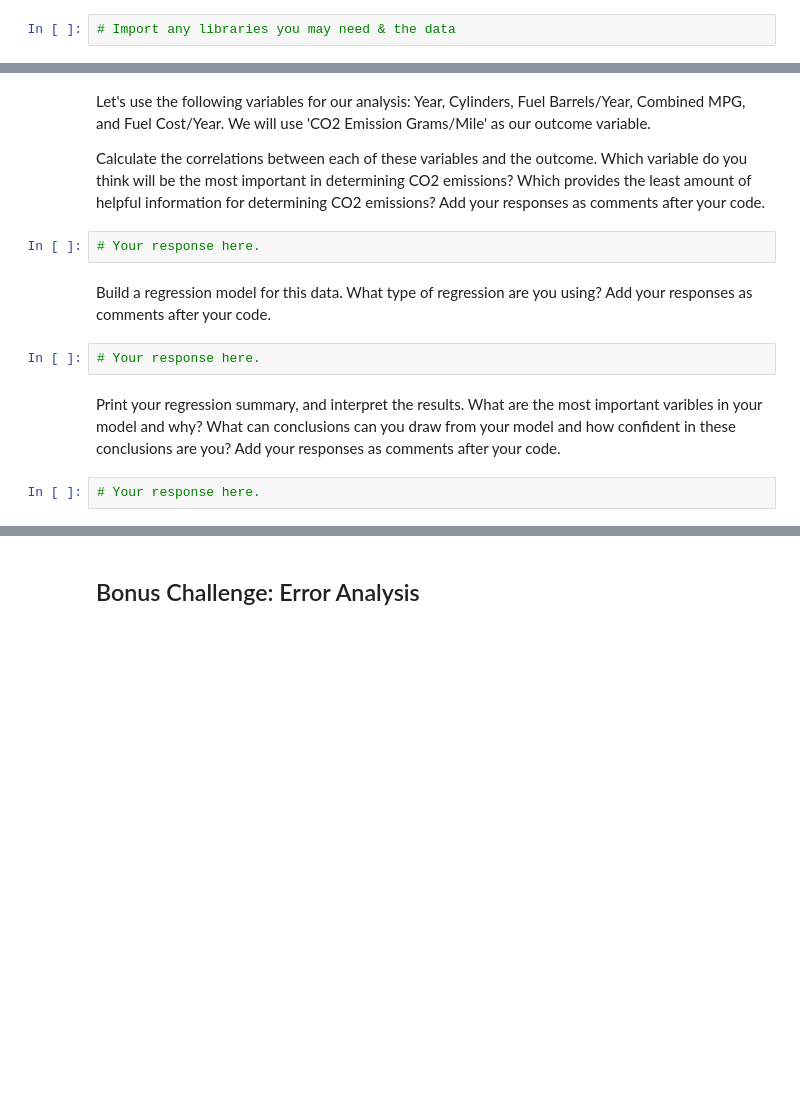
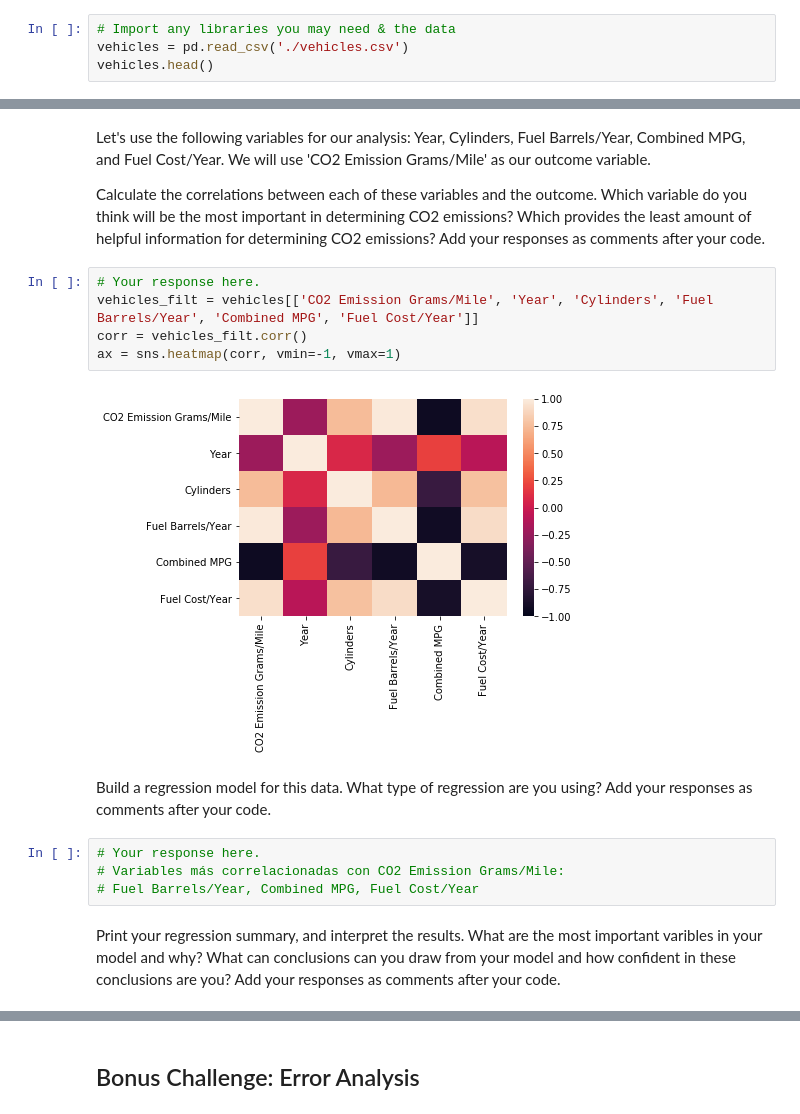
Before and after one commit to ta-datapt-bcn/lab-regression-analysis, a Jupyter notebook: your-code.ipynb, the cells around one changed output, grey strips where cells are left out. Drawn from its saved outputs; the diff is of its cells as text; blank space fills up the shorter version.

```diff
--- a/your-code.ipynb
+++ b/your-code.ipynb
@@ -59,3 +117,5 @@ Interpret the results of your model. What can conclusions can you draw from your
 For the second part of this lab, we will use the vehicles.csv data set. You can find a copy of the dataset in the git hub folder. This dataset includes variables related to vehicle characteristics, including the model, make, and energy efficiency standards, as well as each car's CO2 emissions. As discussed in class the goal of this exercise is to predict vehicles' CO2 emissions based on several independent variables.
 # %%
 # Import any libraries you may need & the data
+vehicles = pd.read_csv('./vehicles.csv')
+vehicles.head()
@@ -63,13 +130,18 @@ For the second part of this lab, we will use the vehicles.csv data set. You can
 Let's use the following variables for our analysis: Year, Cylinders, Fuel Barrels/Year, Combined MPG, and Fuel Cost/Year. We will use 'CO2 Emission Grams/Mile' as our outcome variable.
 
 Calculate the correlations between each of these variables and the outcome. Which variable do you think will be the most important in determining CO2 emissions? Which provides the least amount of helpful information for determining CO2 emissions? Add your responses as comments after your code.
-# %%
-# Your response here.
+# %%
+# Your response here.
+vehicles_filt = vehicles[['CO2 Emission Grams/Mile', 'Year', 'Cylinders', 'Fuel Barrels/Year', 'Combined MPG', 'Fuel Cost/Year']]
+corr = vehicles_filt.corr()
+ax = sns.heatmap(corr, vmin=-1, vmax=1)
+# %% [output]
+[figure, added]
 # %% [markdown]
 Build a regression model for this data. What type of regression are you using? Add your responses as comments after your code.
-# %%
-# Your response here.
+# %%
+# Your response here.
+# Variables más correlacionadas con CO2 Emission Grams/Mile:
+# Fuel Barrels/Year, Combined MPG, Fuel Cost/Year
 # %% [markdown]
 Print your regression summary, and interpret the results. What are the most important varibles in your model and why? What can conclusions can you draw from your model and how confident in these conclusions are you? Add your responses as comments after your code.
-# %%
-# Your response here.
```
Also changed, not shown: parts of 28 cells of this notebook, 1 other file.
